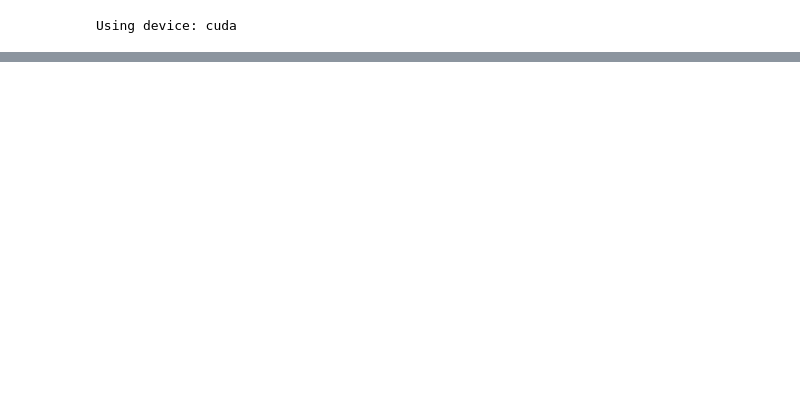
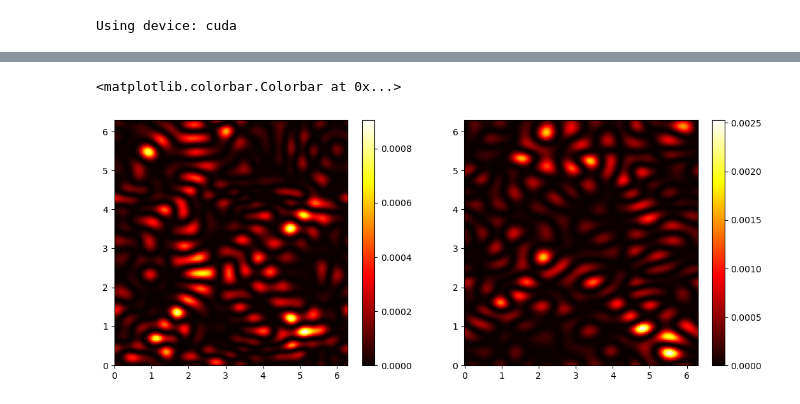
Before and after one commit to LiyaGaynutdinova/Homogenization-VPINN, a Jupyter notebook: train_PINN sin.ipynb, the cells around one changed output, grey strips where cells are left out. Cells and saved outputs as stored; diff of their text form; code cells hidden in the pictures; blank space fills up the shorter version.

```diff
--- a/train_PINN sin.ipynb
+++ b/train_PINN sin.ipynb
@@ -109,0 +130,13 @@ fig.colorbar(pos2, ax=axs[1])
+# %%
+error_1 = PDE_loss(grid_data, net_H1, A, H1).detach().cpu()
+error_2 = PDE_loss(grid_data, net_H2, A, H2).detach().cpu()
+fig, axs = plt.subplots(nrows=1, ncols=2, figsize=(13,5))
+pos1 = axs[0].pcolormesh(XY[0], XY[1], error_1.reshape(N, N), cmap='hot')
+#axs[0].scatter(data[:,0], data[:,1], s=0.5, c='g')
+fig.colorbar(pos1, ax=axs[0])
+pos2 = axs[1].pcolormesh(XY[0], XY[1], error_2.reshape(N, N), cmap='hot')
+#axs[1].scatter(data[:,0], data[:,1], s=0.5, c='g')
+fig.colorbar(pos2, ax=axs[1])
+# %% [output]
+<matplotlib.colorbar.Colorbar at 0x...>
+[figure, added]
```
Also changed, not shown: parts of 17 cells of this notebook, 41 other files.
